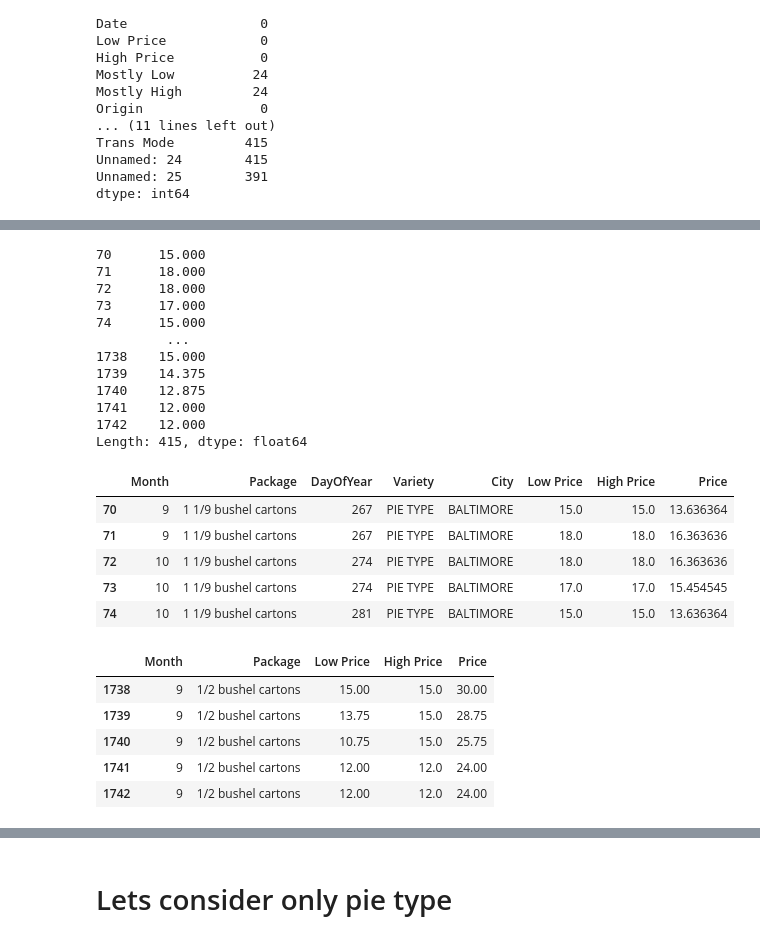
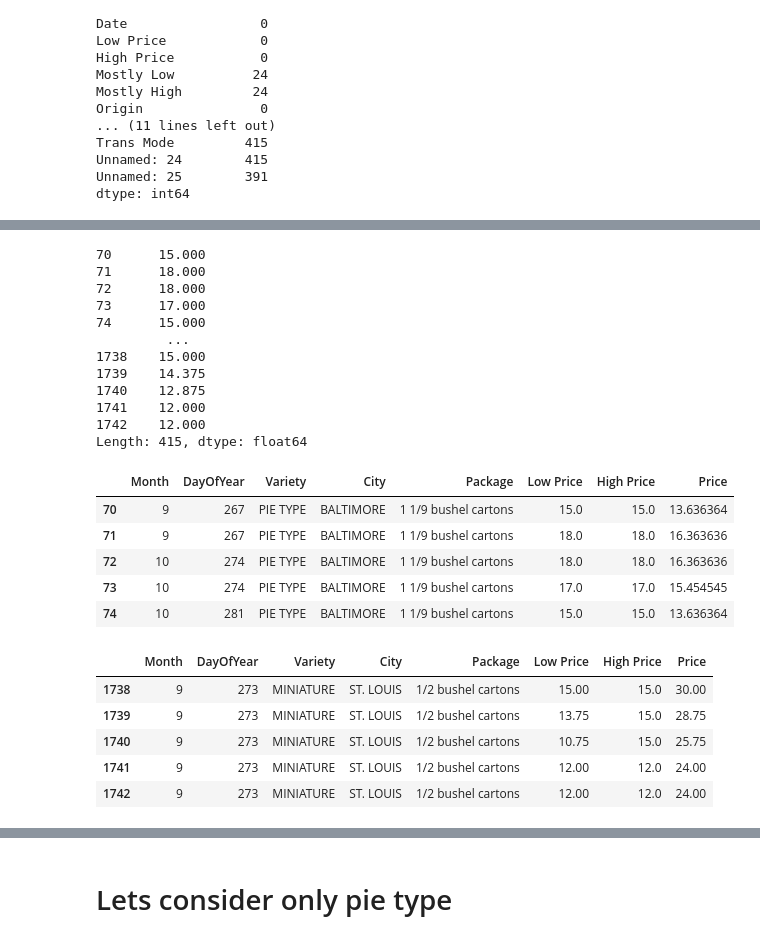
Before and after one commit to Seniyax/Regression_models, a Jupyter notebook: cleandata.ipynb, the cells around one changed output, grey strips where cells are left out. Drawn from its saved outputs; the diff is of its cells as text; code cells hidden in the pictures.

```diff
--- a/cleandata.ipynb
+++ b/cleandata.ipynb
@@ -38,7 +38,7 @@ Unnamed: 25        391
 dtype: int64
 # %%
 # Define all the colums we need to keep
-new_colums = ['Package','Month','Low Price','High Price','Date']
+#new_colums = ['Package','Month','Low Price','High Price','Date']
 # Drop all other colums
-pumpkins = pumpkins.drop([c for c in pumpkins.columns if c not in new_colums],axis=1)
-pumpkins.head()
+#pumpkins = pumpkins.drop([c for c in pumpkins.columns if c not in new_colums],axis=1)
+#pumpkins.head()
@@ -52,42 +45,43 @@ pumpkins.head()
 # %%
 from datetime import datetime
 
 # calculate the average price from lowprice and high price
 price = (pumpkins['Low Price'] + pumpkins['High Price']) /2
 print(price)
 
 # Get the month from the data column
 month =  pd.DatetimeIndex(pumpkins['Date']).month
 day_of_year = pd.to_datetime(pumpkins['Date']).apply(lambda dt: (dt-datetime(dt.year,1,1)).days)
-new_pumpkins = pd.DataFrame({'Month' : month,
-                             'Package' : pumpkins['Package'],
-                             'DayOfYear': day_of_year,
-                             'Variety': pumpkins['Variety'],
-                             'City': pumpkins['City Name'],
-                             'Low Price': pumpkins['Low Price'],
-                             'High Price': pumpkins['High Price'],
-                             'Price': price})
+new_pumpkins = pd.DataFrame(
+    {'Month': month,
+     'DayOfYear' : day_of_year,
+     'Variety': pumpkins['Variety'],
+     'City': pumpkins['City Name'],
+     'Package': pumpkins['Package'],
+     'Low Price': pumpkins['Low Price'],
+     'High Price': pumpkins['High Price'],
+     'Price': price})
 
 new_pumpkins.loc[new_pumpkins['Package'].str.contains('1 1/9'), 'Price'] = price/1.1
 new_pumpkins.loc[new_pumpkins['Package'].str.contains('1/2'), 'Price'] = price*2
 
 new_pumpkins.head()
 # %% [output]
 70      15.000
 71      18.000
 72      18.000
 73      17.000
 74      15.000
          ...
 1738    15.000
 1739    14.375
 1740    12.875
 1741    12.000
 1742    12.000
 Length: 415, dtype: float64
-|  | Month | Package | DayOfYear | Variety | City | Low Price | High Price | Price |
-| 70 | 9 | 1 1/9 bushel cartons | 267 | PIE TYPE | BALTIMORE | 15.0 | 15.0 | 13.636364 |
-| 71 | 9 | 1 1/9 bushel cartons | 267 | PIE TYPE | BALTIMORE | 18.0 | 18.0 | 16.363636 |
-| 72 | 10 | 1 1/9 bushel cartons | 274 | PIE TYPE | BALTIMORE | 18.0 | 18.0 | 16.363636 |
-| 73 | 10 | 1 1/9 bushel cartons | 274 | PIE TYPE | BALTIMORE | 17.0 | 17.0 | 15.454545 |
-| 74 | 10 | 1 1/9 bushel cartons | 281 | PIE TYPE | BALTIMORE | 15.0 | 15.0 | 13.636364 |
+|  | Month | DayOfYear | Variety | City | Package | Low Price | High Price | Price |
+| 70 | 9 | 267 | PIE TYPE | BALTIMORE | 1 1/9 bushel cartons | 15.0 | 15.0 | 13.636364 |
+| 71 | 9 | 267 | PIE TYPE | BALTIMORE | 1 1/9 bushel cartons | 18.0 | 18.0 | 16.363636 |
+| 72 | 10 | 274 | PIE TYPE | BALTIMORE | 1 1/9 bushel cartons | 18.0 | 18.0 | 16.363636 |
+| 73 | 10 | 274 | PIE TYPE | BALTIMORE | 1 1/9 bushel cartons | 17.0 | 17.0 | 15.454545 |
+| 74 | 10 | 281 | PIE TYPE | BALTIMORE | 1 1/9 bushel cartons | 15.0 | 15.0 | 13.636364 |
@@ -94,12 +93,12 @@ Length: 415, dtype: float64
 # %%
 new_pumpkins.tail()
 # %% [output]
-|  | Month | Package | Low Price | High Price | Price |
-| 1738 | 9 | 1/2 bushel cartons | 15.00 | 15.0 | 30.00 |
-| 1739 | 9 | 1/2 bushel cartons | 13.75 | 15.0 | 28.75 |
-| 1740 | 9 | 1/2 bushel cartons | 10.75 | 15.0 | 25.75 |
-| 1741 | 9 | 1/2 bushel cartons | 12.00 | 12.0 | 24.00 |
-| 1742 | 9 | 1/2 bushel cartons | 12.00 | 12.0 | 24.00 |
+|  | Month | DayOfYear | Variety | City | Package | Low Price | High Price | Price |
+| 1738 | 9 | 273 | MINIATURE | ST. LOUIS | 1/2 bushel cartons | 15.00 | 15.0 | 30.00 |
+| 1739 | 9 | 273 | MINIATURE | ST. LOUIS | 1/2 bushel cartons | 13.75 | 15.0 | 28.75 |
+| 1740 | 9 | 273 | MINIATURE | ST. LOUIS | 1/2 bushel cartons | 10.75 | 15.0 | 25.75 |
+| 1741 | 9 | 273 | MINIATURE | ST. LOUIS | 1/2 bushel cartons | 12.00 | 12.0 | 24.00 |
+| 1742 | 9 | 273 | MINIATURE | ST. LOUIS | 1/2 bushel cartons | 12.00 | 12.0 | 24.00 |
 # %%
 import matplotlib as plt
 # %%
```
Also changed, not shown: parts of 27 cells of this notebook.
